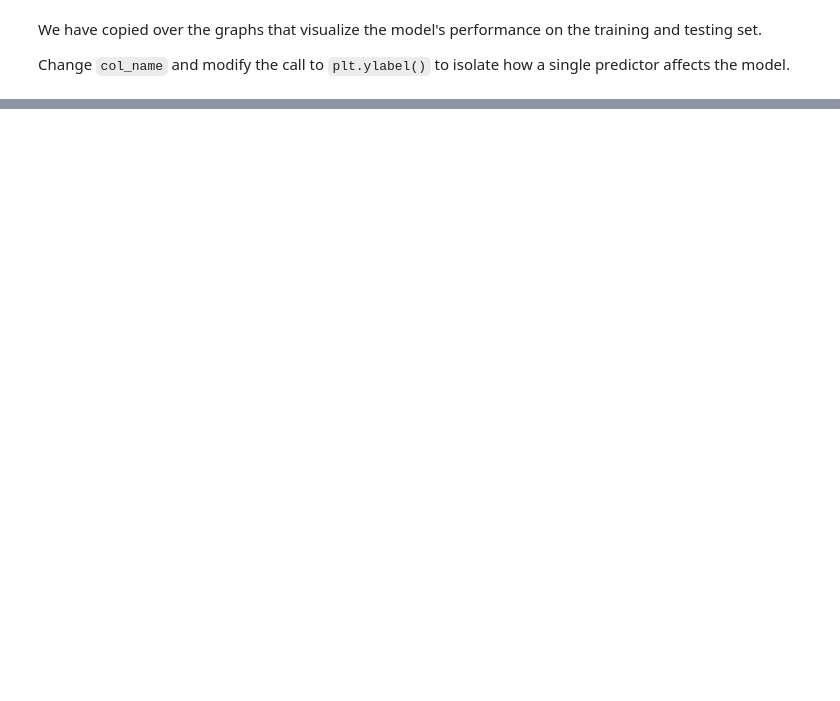
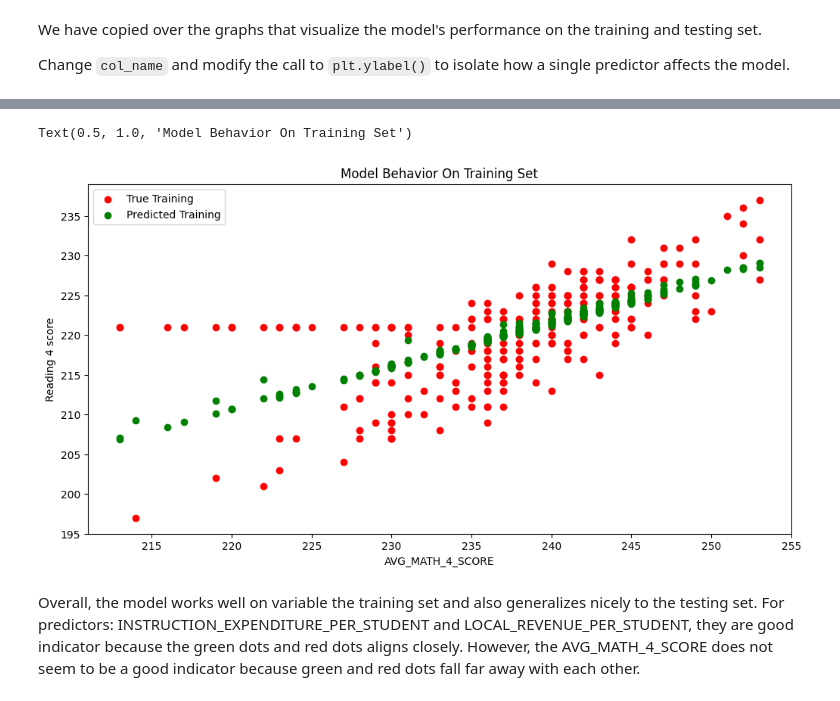
Before and after one commit to zhuol0129/MDST-Onboarding-ZL, a Jupyter notebook: tutorial1/checkpoint1.ipynb, the cells around one changed output, grey strips where cells are left out. Drawn from its saved outputs; the diff is of its cells as text; code cells hidden in the pictures; blank space fills up the shorter version.

```diff
--- a/tutorial1/checkpoint1.ipynb
+++ b/tutorial1/checkpoint1.ipynb
@@ -248,0 +274,16 @@ Change `col_name` and modify the call to `plt.ylabel()` to isolate how a single
+# %%
+col_name = 'AVG_MATH_4_SCORE'
+
+f = plt.figure(figsize=(12,6))
+plt.scatter(X_train[col_name], y_train, color = "red")
+plt.scatter(X_train[col_name], model.predict(X_train), color = "green")
+
+plt.legend(['True Training','Predicted Training'])
+plt.xlabel(col_name)
+plt.ylabel('Reading 4 score')
+plt.title("Model Behavior On Training Set")
+# %% [output]
+Text(0.5, 1.0, 'Model Behavior On Training Set')
+[figure, added]
+# %% [markdown]
+Overall, the model works well on variable the training set and also generalizes nicely to the testing set. For predictors: INSTRUCTION_EXPENDITURE_PER_STUDENT and LOCAL_REVENUE_PER_STUDENT, they are good indicator because the green dots and red dots aligns closely. However, the AVG_MATH_4_SCORE does not seem to be a good indicator because green and red dots fall far away with each other.
```
Also changed, not shown: parts of 11 cells of this notebook.
